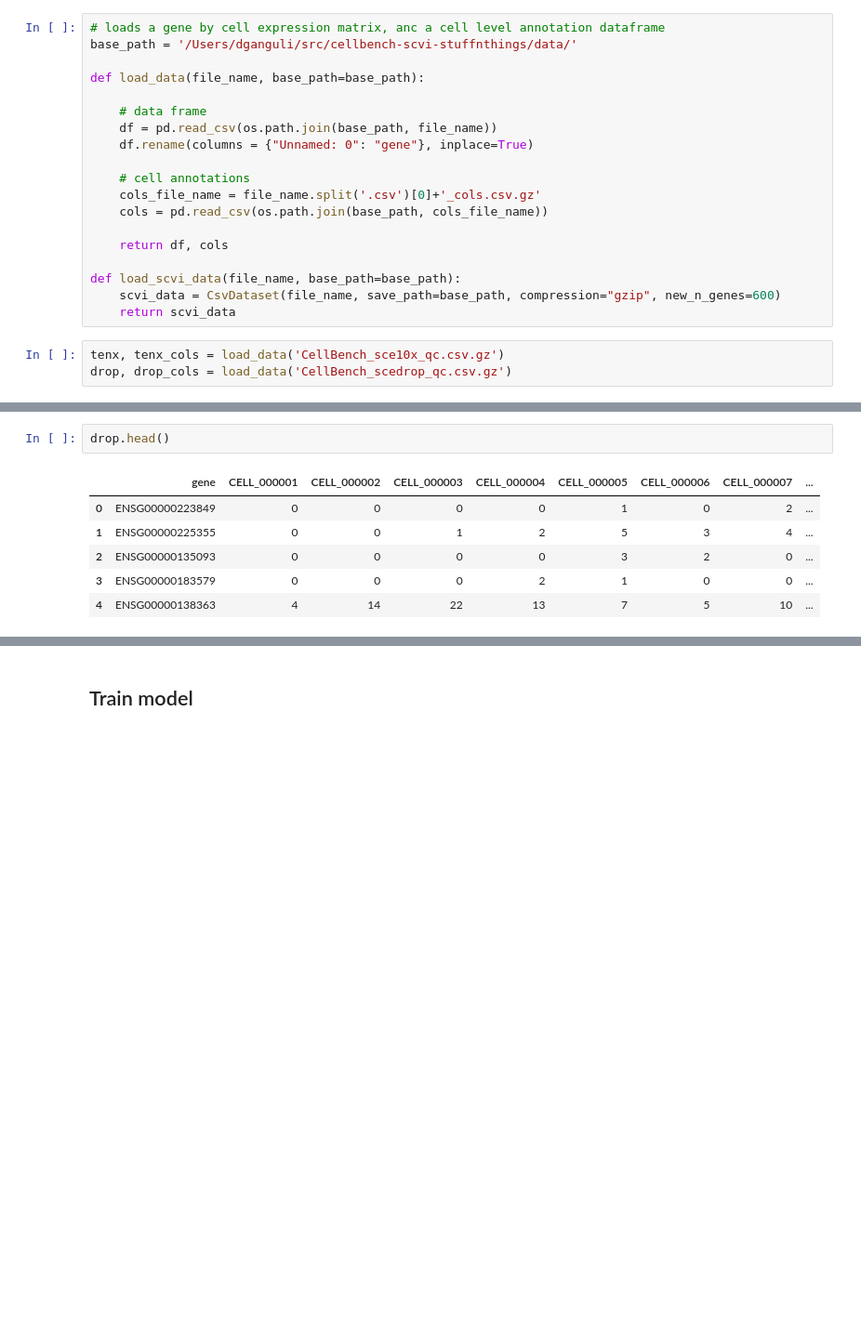
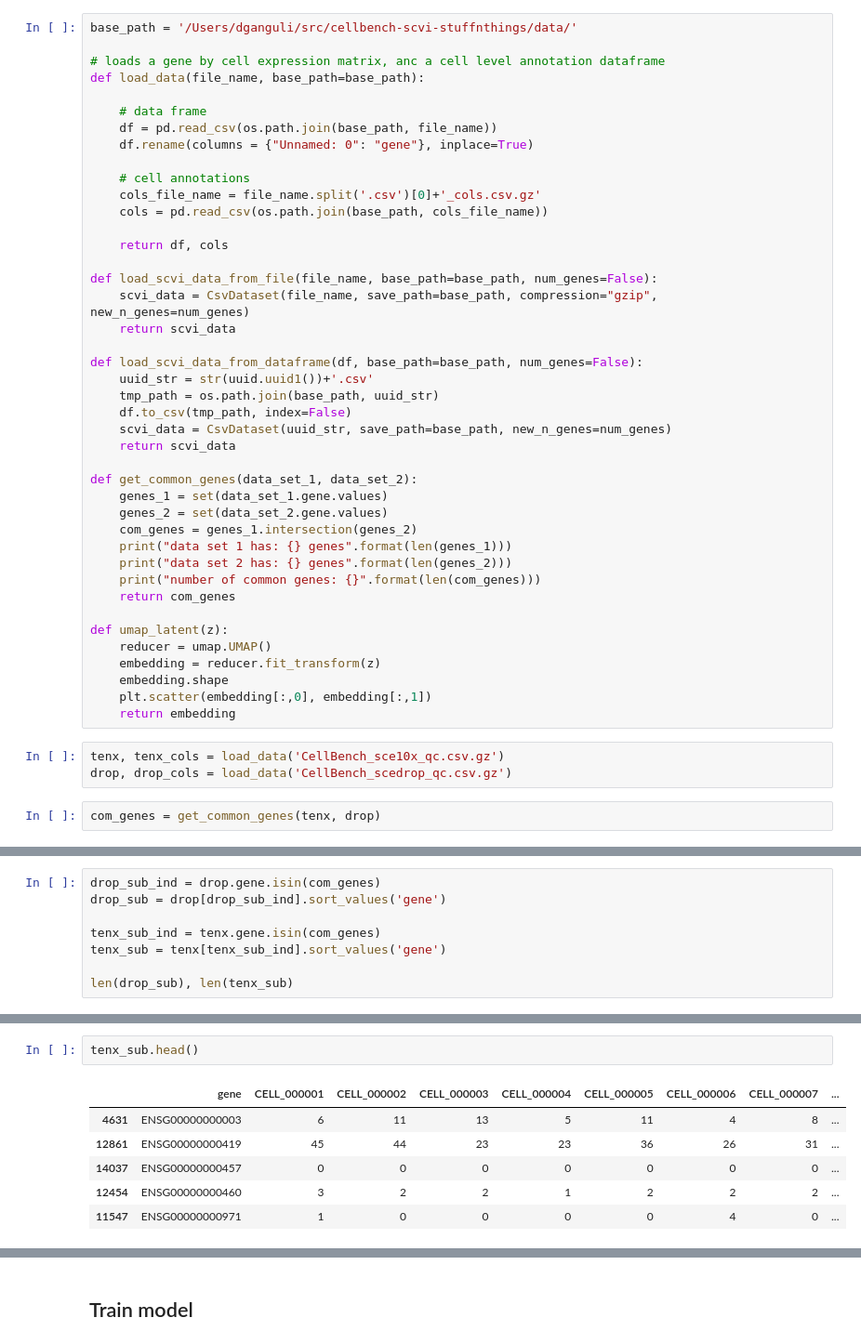
Before and after one commit to cgreene/cellbench-scvi-stuffnthings, a Jupyter notebook: notebooks/Cell-Bench scVI .ipynb, the cells around one changed output, grey strips where cells are left out. Shown: that part at 93% size. Drawn from its saved outputs; the diff is of its cells as text; blank space fills up the shorter version.

Commit message:
scVI model on cellbench data for transfer ignorance might work?

```diff
--- a/notebooks/Cell-Bench scVI .ipynb
+++ b/notebooks/Cell-Bench scVI .ipynb
@@ -31,7 +41,7 @@ total 23776
 # %%
-# loads a gene by cell expression matrix, anc a cell level annotation dataframe
 base_path = '/Users/dganguli/src/cellbench-scvi-stuffnthings/data/'
 
+# loads a gene by cell expression matrix, anc a cell level annotation dataframe
 def load_data(file_name, base_path=base_path):
 
     # data frame
@@ -44,9 +54,34 @@ def load_data(file_name, base_path=base_path):
 
     return df, cols
 
-def load_scvi_data(file_name, base_path=base_path):
-    scvi_data = CsvDataset(file_name, save_path=base_path, compression="gzip", new_n_genes=600)
+def load_scvi_data_from_file(file_name, base_path=base_path, num_genes=False):
+    scvi_data = CsvDataset(file_name, save_path=base_path, compression="gzip", new_n_genes=num_genes)
     return scvi_data
+
+def load_scvi_data_from_dataframe(df, base_path=base_path, num_genes=False):
+    uuid_str = str(uuid.uuid1())+'.csv'
+    tmp_path = os.path.join(base_path, uuid_str)
+    df.to_csv(tmp_path, index=False)
+    scvi_data = CsvDataset(uuid_str, save_path=base_path, new_n_genes=num_genes)
+    return scvi_data
+
+def get_common_genes(data_set_1, data_set_2):
+    genes_1 = set(data_set_1.gene.values)
+    genes_2 = set(data_set_2.gene.values)
+    com_genes = genes_1.intersection(genes_2)
+    print("data set 1 has: {} genes".format(len(genes_1)))
+    print("data set 2 has: {} genes".format(len(genes_2)))
+    print("number of common genes: {}".format(len(com_genes)))
+    return com_genes
+
+def umap_latent(z):
+    reducer = umap.UMAP()
+    embedding = reducer.fit_transform(z)
+    embedding.shape
+    plt.scatter(embedding[:,0], embedding[:,1])
+    return embedding
 # %%
 tenx, tenx_cols = load_data('CellBench_sce10x_qc.csv.gz')
 drop, drop_cols = load_data('CellBench_scedrop_qc.csv.gz')
+# %%
+com_genes = get_common_genes(tenx, drop)
@@ -52,0 +92,8 @@ drop, drop_cols = load_data('CellBench_scedrop_qc.csv.gz')
+# %%
+drop_sub_ind = drop.gene.isin(com_genes)
+drop_sub = drop[drop_sub_ind].sort_values('gene')
+
+tenx_sub_ind = tenx.gene.isin(com_genes)
+tenx_sub = tenx[tenx_sub_ind].sort_values('gene')
+
+len(drop_sub), len(tenx_sub)
@@ -63,9 +112,9 @@ tenx.head()
 # %%
-drop.head()
+tenx_sub.head()
 # %% [output]
 |  | gene | CELL_000001 | CELL_000002 | CELL_000003 | CELL_000004 | CELL_000005 | CELL_000006 | CELL_000007 | ... |
-| 0 | ENSG00000223849 | 0 | 0 | 0 | 0 | 1 | 0 | 2 | ... |
-| 1 | ENSG00000225355 | 0 | 0 | 1 | 2 | 5 | 3 | 4 | ... |
-| 2 | ENSG00000135093 | 0 | 0 | 0 | 0 | 3 | 2 | 0 | ... |
-| 3 | ENSG00000183579 | 0 | 0 | 0 | 2 | 1 | 0 | 0 | ... |
-| 4 | ENSG00000138363 | 4 | 14 | 22 | 13 | 7 | 5 | 10 | ... |
+| 4631 | ENSG00000000003 | 6 | 11 | 13 | 5 | 11 | 4 | 8 | ... |
+| 12861 | ENSG00000000419 | 45 | 44 | 23 | 23 | 36 | 26 | 31 | ... |
+| 14037 | ENSG00000000457 | 0 | 0 | 0 | 0 | 0 | 0 | 0 | ... |
+| 12454 | ENSG00000000460 | 3 | 2 | 2 | 1 | 2 | 2 | 2 | ... |
+| 11547 | ENSG00000000971 | 1 | 0 | 0 | 0 | 0 | 4 | 0 | ... |
```
Also changed, not shown: parts of 21 cells of this notebook.
